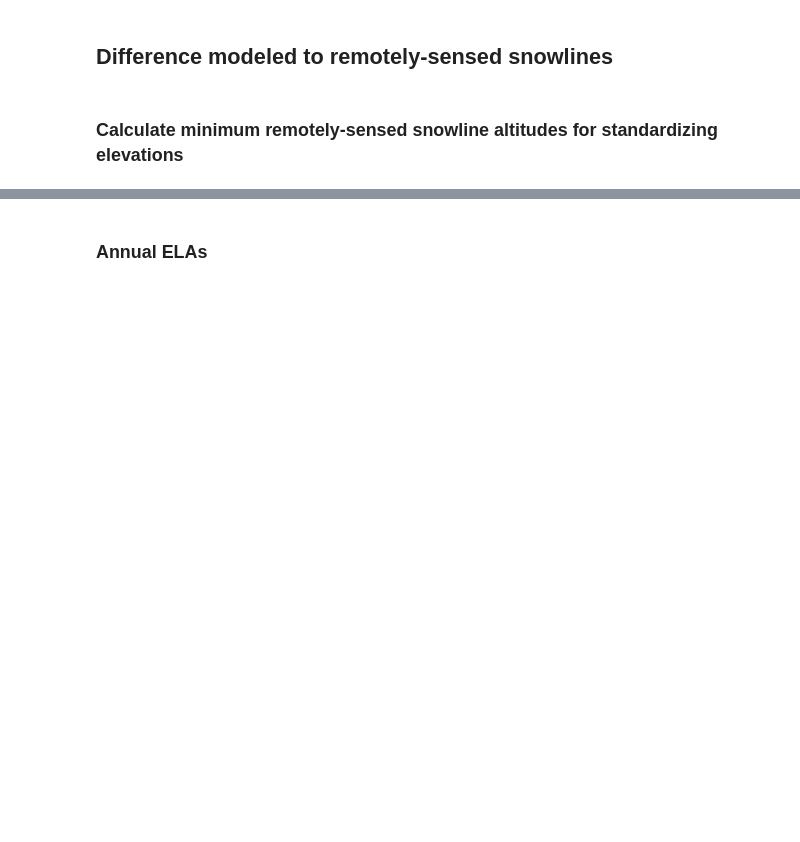
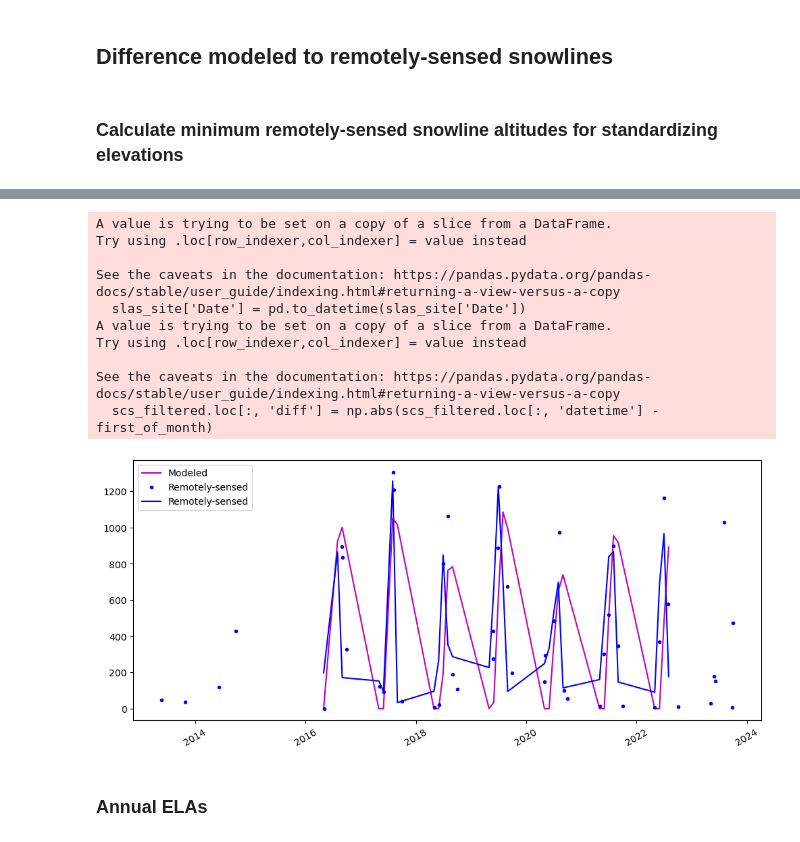
Before and after one commit to RaineyAbe/snow-cover-mapping-application, a Jupyter notebook: notebooks/5_modeled_snowlines.ipynb, the cells around one changed output, grey strips where cells are left out. Cells and saved outputs as stored; diff of their text form; code cells hidden in the pictures; blank space fills up the shorter version.

Commit message:
Change how remotely-sensed SLAs are calculated for comparison with model outputs.

```diff
--- a/notebooks/5_modeled_snowlines.ipynb
+++ b/notebooks/5_modeled_snowlines.ipynb
@@ -229,0 +397,19 @@ print(f'MAD diff = {MAD((slas_monthly_merged["ELA_obs-mod_m"]).values, nan_polic
+# %%
+scs_fn = os.path.join(scm_path, 'study-sites', rgi_id, f'{rgi_id}_snow_cover_stats.csv')
+scs = pd.read_csv(scs_fn)
+scs['datetime'] = pd.to_datetime(scs['datetime'], format='mixed')
+scs['Year'] = scs['datetime'].dt.year
+scs['Month'] = scs['datetime'].dt.month
+scs['Day'] = scs['datetime'].dt.day
+# Filter data to within one week of the first of each month
+scs_filtered = scs[(scs['Day'] >= 25) | (scs['Day'] <= 7)]
+# Function to identify the row closest to the first of each month
+Imonths = []
+for year, month in scs_filtered[['Year', 'Month']].drop_duplicates().values:
+    first_of_month = pd.Timestamp(year=year, month=month, day=1)
+    # identify closest observation to this date
+    scs_filtered.loc[:, 'diff'] = np.abs(scs_filtered.loc[:, 'datetime'] - first_of_month)
+    Imonths.append(scs_filtered['diff'].idxmin())
+
+scs_monthly = scs.iloc[Imonths]
+scs_monthly
@@ -230,3 +439,46 @@ print(f'MAD diff = {MAD((slas_monthly_merged["ELA_obs-mod_m"]).values, nan_polic
+# %%
+rgi_id = 'RGI60-01.00032'
+slas_site = slas_monthly_merged.loc[slas_monthly_merged['RGIId']==rgi_id]
+slas_site['Date'] = pd.to_datetime(slas_site['Date'])
+
+scs_fn = os.path.join(scm_path, 'study-sites', rgi_id, f'{rgi_id}_snow_cover_stats.csv')
+scs = pd.read_csv(scs_fn)
+scs['datetime'] = pd.to_datetime(scs['datetime'], format='mixed')
+scs['Year'] = scs['datetime'].dt.year
+scs['Month'] = scs['datetime'].dt.month
+scs['Day'] = scs['datetime'].dt.day
+# Filter data to within one week of the first of each month
+scs_filtered = scs[(scs['Day'] >= 25) | (scs['Day'] <= 7)]
+# Function to identify the row closest to the first of each month
+Imonths = []
+for year, month in scs_filtered[['Year', 'Month']].drop_duplicates().values:
+    first_of_month = pd.Timestamp(year=year, month=month, day=1)
+    # identify closest observation to this date
+    scs_filtered.loc[:, 'diff'] = np.abs(scs_filtered.loc[:, 'datetime'] - first_of_month)
+    Imonths.append(scs_filtered['diff'].idxmin())
+
+scs_monthly = scs.iloc[Imonths]
+
+fig, ax = plt.subplots(figsize=(12,5))
+ax.plot(slas_site['Date'], slas_site['ELA_mod_m'], '-m', label='Modeled')
+ax.plot(scs_monthly['datetime'], scs_monthly['ELA_from_AAR_m'] - min_obs_sla.loc[min_obs_sla['RGIId']==rgi_id, 'SLA_min_m'].values[0],
+        '.b', label='Remotely-sensed')
+ax.plot(slas_site['Date'], slas_site['ELA_obs_m'], '-b', label='Remotely-sensed')
+ax.legend(loc='best')
+ax.set_xticklabels(ax.get_xticklabels(), rotation=30)
+plt.show()
+# %% [output]
+A value is trying to be set on a copy of a slice from a DataFrame.
+Try using .loc[row_indexer,col_indexer] = value instead
+
+See the caveats in the documentation: https://pandas.pydata.org/pandas-docs/stable/user_guide/indexing.html#returning-a-view-versus-a-copy
+  slas_site['Date'] = pd.to_datetime(slas_site['Date'])
+A value is trying to be set on a copy of a slice from a DataFrame.
+Try using .loc[row_indexer,col_indexer] = value instead
+
+See the caveats in the documentation: https://pandas.pydata.org/pandas-docs/stable/user_guide/indexing.html#returning-a-view-versus-a-copy
+  scs_filtered.loc[:, 'diff'] = np.abs(scs_filtered.loc[:, 'datetime'] - first_of_month)
+[figure, added]
 # %% [markdown]
 ### Annual ELAs
 # %%
```
Also changed, not shown: parts of 17 cells of this notebook, 2 other files.
